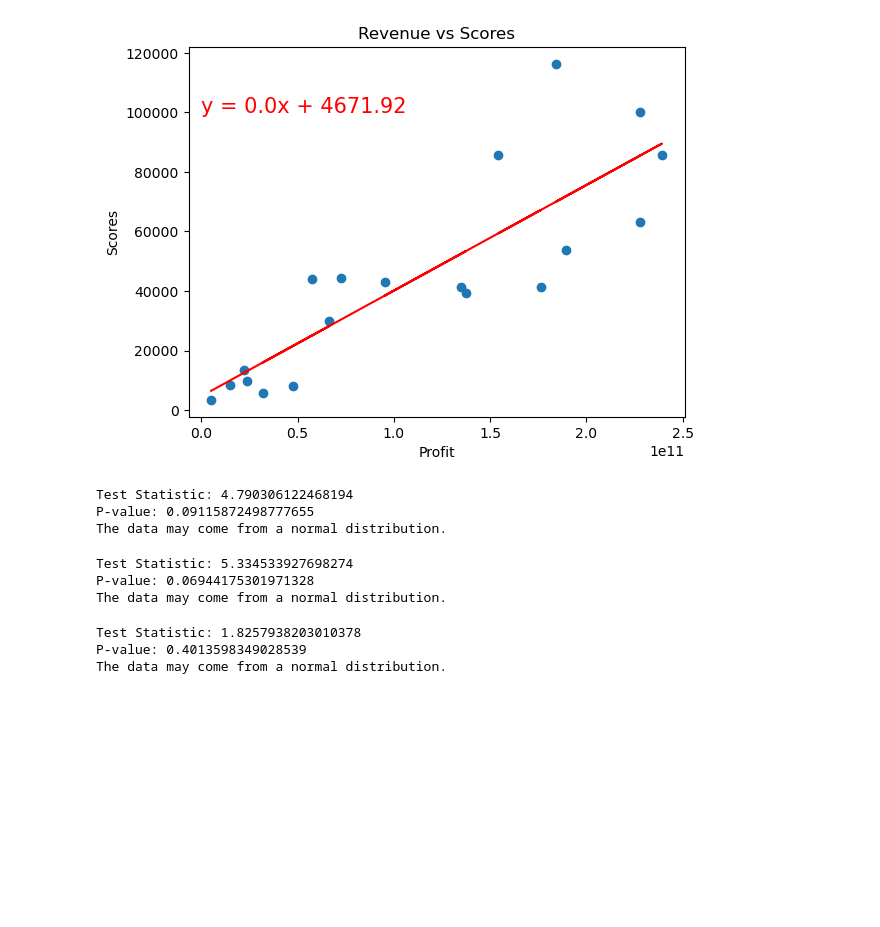
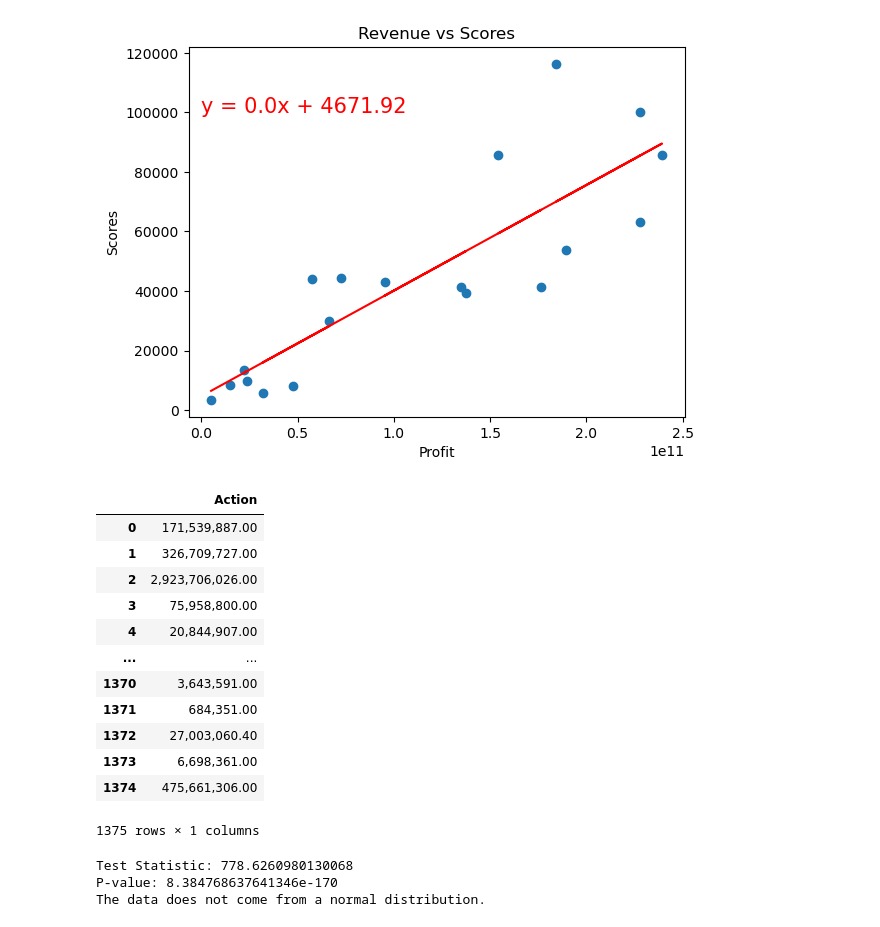
Before and after one commit to hatkiet/Project-1-Red-Team, a Jupyter notebook: Patrick's Visualizations Notebook.ipynb, the cells around one changed output. Drawn from its saved outputs; the diff is of its cells as text; code cells hidden in the pictures; blank space fills up the shorter version.

```diff
--- a/Patrick's Visualizations Notebook.ipynb
+++ b/Patrick's Visualizations Notebook.ipynb
@@ -304,3 +304,30 @@ plt.show()
 # %% [output]
 The r-value is: 0.84601258269616
 [figure]
+# %%
+# Specify the value in the genre column to filter on
+specific_genre = 'Action'
+
+# Filter the DataFrame based on the specific value in the Genre column
+filtered_df = df_genre[df_genre['Genre'] == specific_genre]
+
+# Extract values from the 'Revenue' column based on the filtered DataFrame
+values_list = filtered_df['Revenue'].tolist()
+
+new_df = pd.DataFrame({'Action': values_list})
+
+new_df
+# %% [output]
+|  | Action |
+| 0 | 171,539,887.00 |
+| 1 | 326,709,727.00 |
+| 2 | 2,923,706,026.00 |
+| 3 | 75,958,800.00 |
+| 4 | 20,844,907.00 |
+| ... | ... |
+| 1370 | 3,643,591.00 |
+| 1371 | 684,351.00 |
+| 1372 | 27,003,060.40 |
+| 1373 | 6,698,361.00 |
+| 1374 | 475,661,306.00 |
+1375 rows × 1 columns
@@ -307,5 +362,5 @@ The r-value is: 0.84601258269616
 # %%
-data = sums_df["Revenue Sum"]
+data = new_df["Action"]
 
 statistic, p_value = stats.normaltest(data)
 
@@ -317,38 +372,6 @@ if p_value < 0.05:
 else:
     print("The data may come from a normal distribution.")
 # %% [output]
-Test Statistic: 4.790306122468194
-P-value: 0.09115872498777655
-The data may come from a normal distribution.
+Test Statistic: 778.6260980130068
+P-value: 8.384768637641346e-170
+The data does not come from a normal distribution.
-# %%
-data = sums_df["Profit Sum"]
-
-statistic, p_value = stats.normaltest(data)
-
-print("Test Statistic:", statistic)
-print("P-value:", p_value)
-
-if p_value < 0.05:
-    print("The data does not come from a normal distribution.")
-else:
-    print("The data may come from a normal distribution.")
-# %% [output]
-Test Statistic: 5.334533927698274
-P-value: 0.06944175301971328
-The data may come from a normal distribution.
-# %%
-data = sums_df["Score Sum"]
-
-statistic, p_value = stats.normaltest(data)
-
-print("Test Statistic:", statistic)
-print("P-value:", p_value)
-
-if p_value < 0.05:
-    print("The data does not come from a normal distribution.")
-else:
-    print("The data may come from a normal distribution.")
-# %% [output]
-Test Statistic: 1.8257938203010378
-P-value: 0.4013598349028539
-The data may come from a normal distribution.
```
Also changed, not shown: parts of 1 cell of this notebook.
